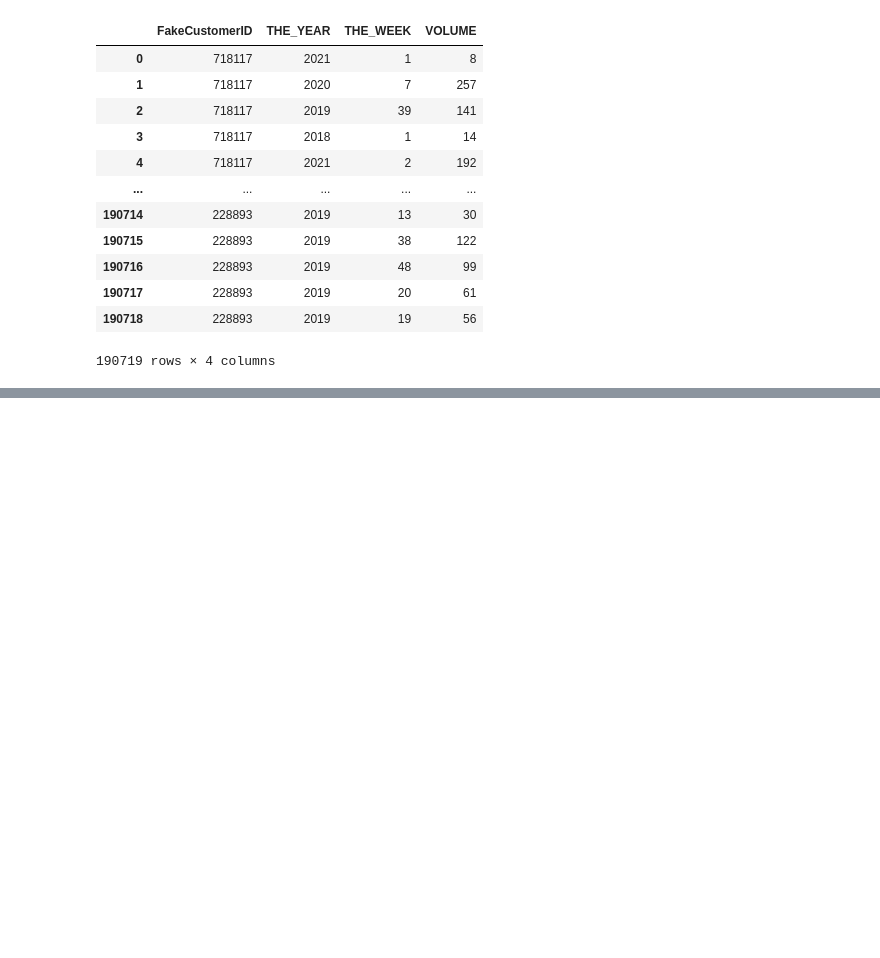
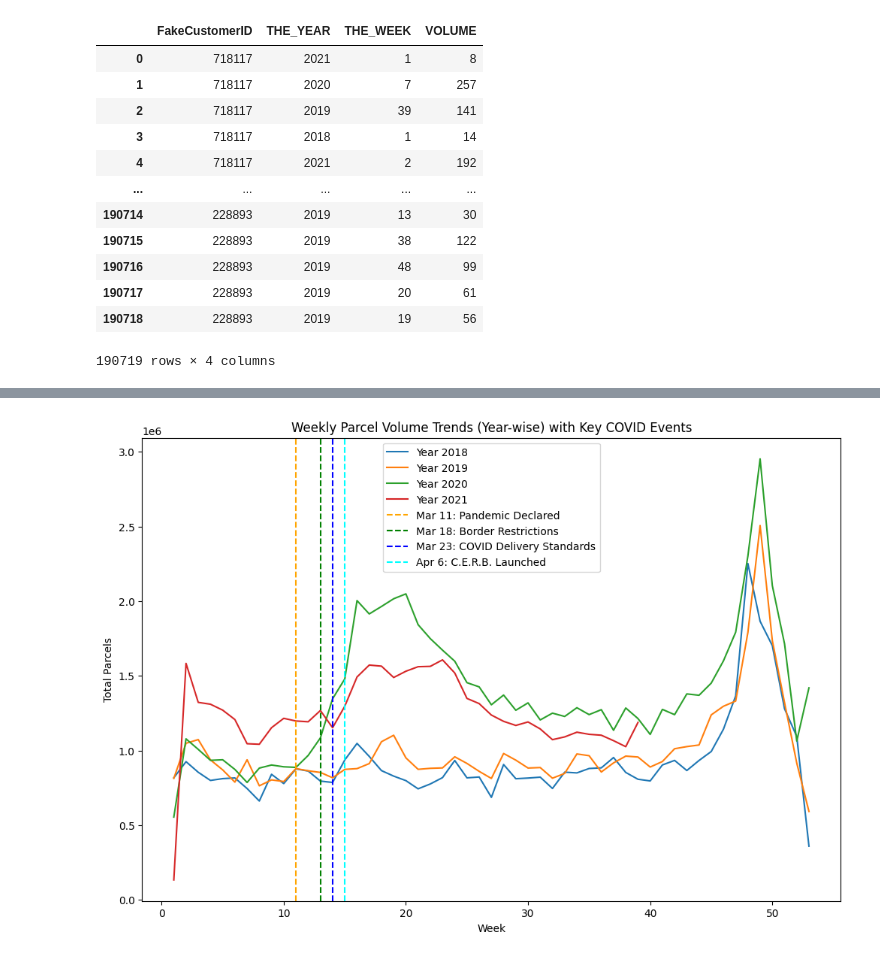
Before and after one commit to luvgadhvi/parcel-analysis, a Jupyter notebook: Final_Project_Group_2.ipynb, the cells around one changed output, grey strips where cells are left out. Drawn from its saved outputs; the diff is of its cells as text; code cells hidden in the pictures; blank space fills up the shorter version.

```diff
--- a/Final_Project_Group_2.ipynb
+++ b/Final_Project_Group_2.ipynb
@@ -376,0 +189,23 @@ Name: count, dtype: int64
+# %%
+plt.figure(figsize=(12, 8))
+
+
+for year in weekly_pivot.columns:
+    plt.plot(weekly_pivot.index, weekly_pivot[year], label=f'Year {year}')
+
+
+# plt.axvline(x=5, color='red', linestyle='--', label='Jan 27: 1st Case in Canada')
+plt.axvline(x=11, color='orange', linestyle='--', label='Mar 11: Pandemic Declared')
+# plt.axvline(x=12, color='purple', linestyle='--', label='Mar 16: Work From Home')
+plt.axvline(x=13, color='green', linestyle='--', label='Mar 18: Border Restrictions')
+plt.axvline(x=14, color='blue', linestyle='--', label='Mar 23: COVID Delivery Standards')
+plt.axvline(x=15, color='cyan', linestyle='--', label='Apr 6: C.E.R.B. Launched')
+
+# Chart Details
+plt.title('Weekly Parcel Volume Trends (Year-wise) with Key COVID Events')
+plt.xlabel('Week')
+plt.ylabel('Total Parcels')
+plt.legend()
+plt.show()
+# %% [output]
+[figure, added]
```
Also changed, not shown: parts of 41 cells of this notebook, 1 other file.
